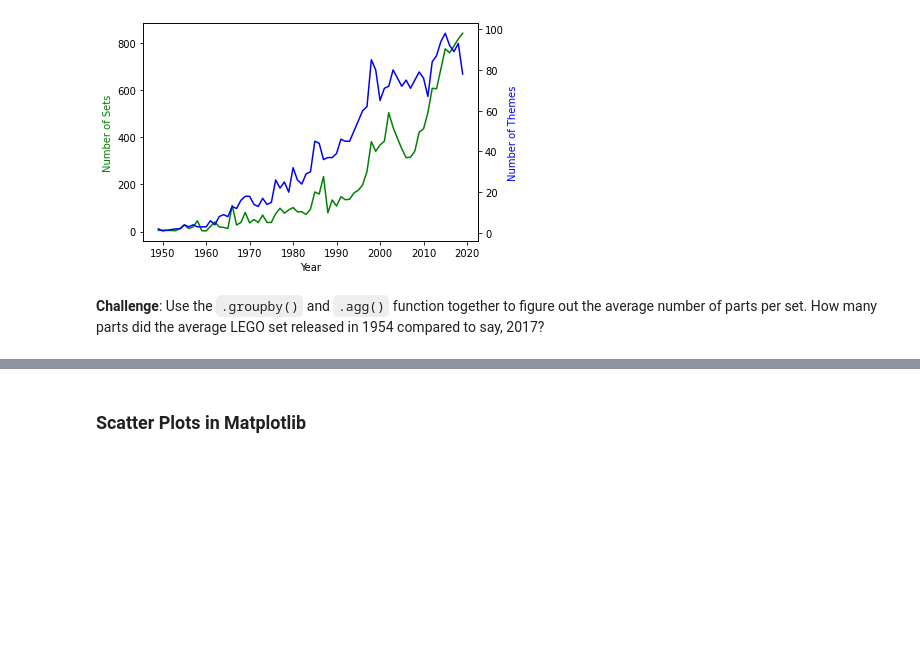
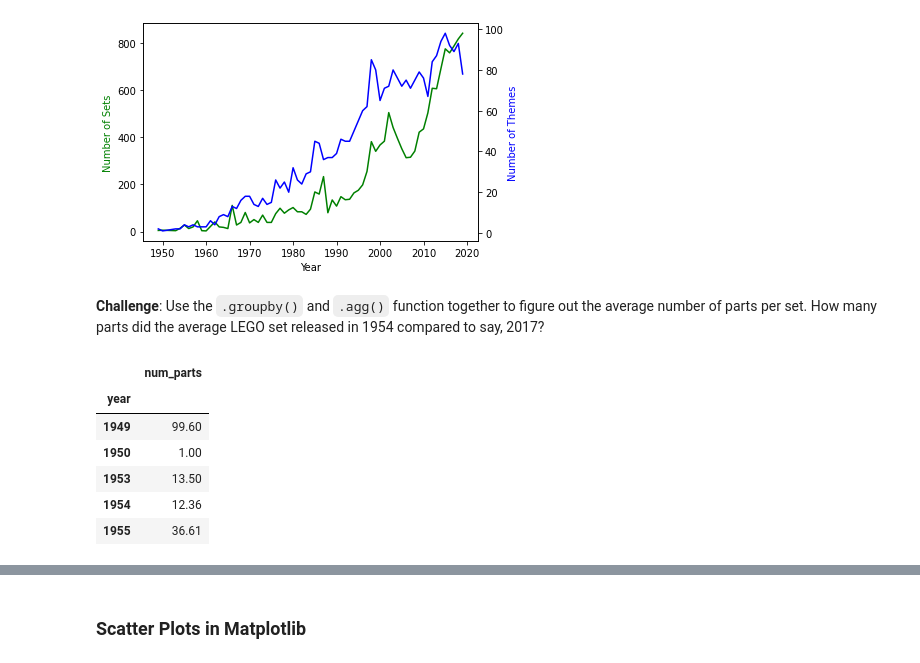
Before and after one commit to washimimizuku/100-days-of-python, a Jupyter notebook: day73/lego/Lego_Analysis_for_Course.ipynb, the cells around one changed output, grey strips where cells are left out. Saved outputs shown, nothing was run; the diff lists cells and outputs as text; code cells hidden in the pictures; blank space fills up the shorter version.

```diff
--- a/day73/lego/Lego_Analysis_for_Course.ipynb
+++ b/day73/lego/Lego_Analysis_for_Course.ipynb
@@ -213,3 +213,14 @@ Text(0, 0.5, 'Number of Themes')
 [figure]
 # %% [markdown]
 **Challenge**: Use the <code>.groupby()</code> and <code>.agg()</code> function together to figure out the average number of parts per set. How many parts did the average LEGO set released in 1954 compared to say, 2017?
+# %%
+parts_per_set = sets.groupby('year').agg({'num_parts': pd.Series.mean})
+parts_per_set.head()
+# %% [output]
+|  | num_parts |
+| year |  |
+| 1949 | 99.60 |
+| 1950 | 1.00 |
+| 1953 | 13.50 |
+| 1954 | 12.36 |
+| 1955 | 36.61 |
```
Also changed, not shown: parts of 2 cells of this notebook.
